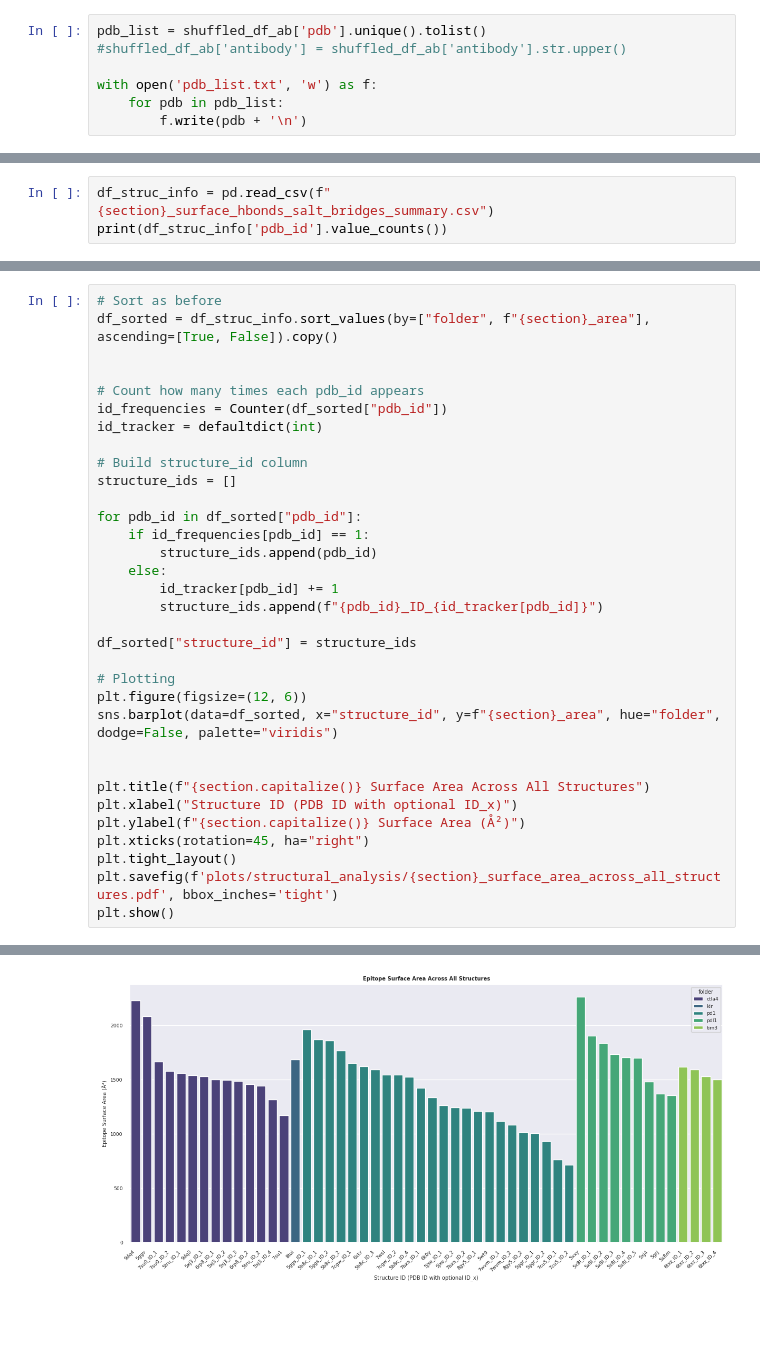
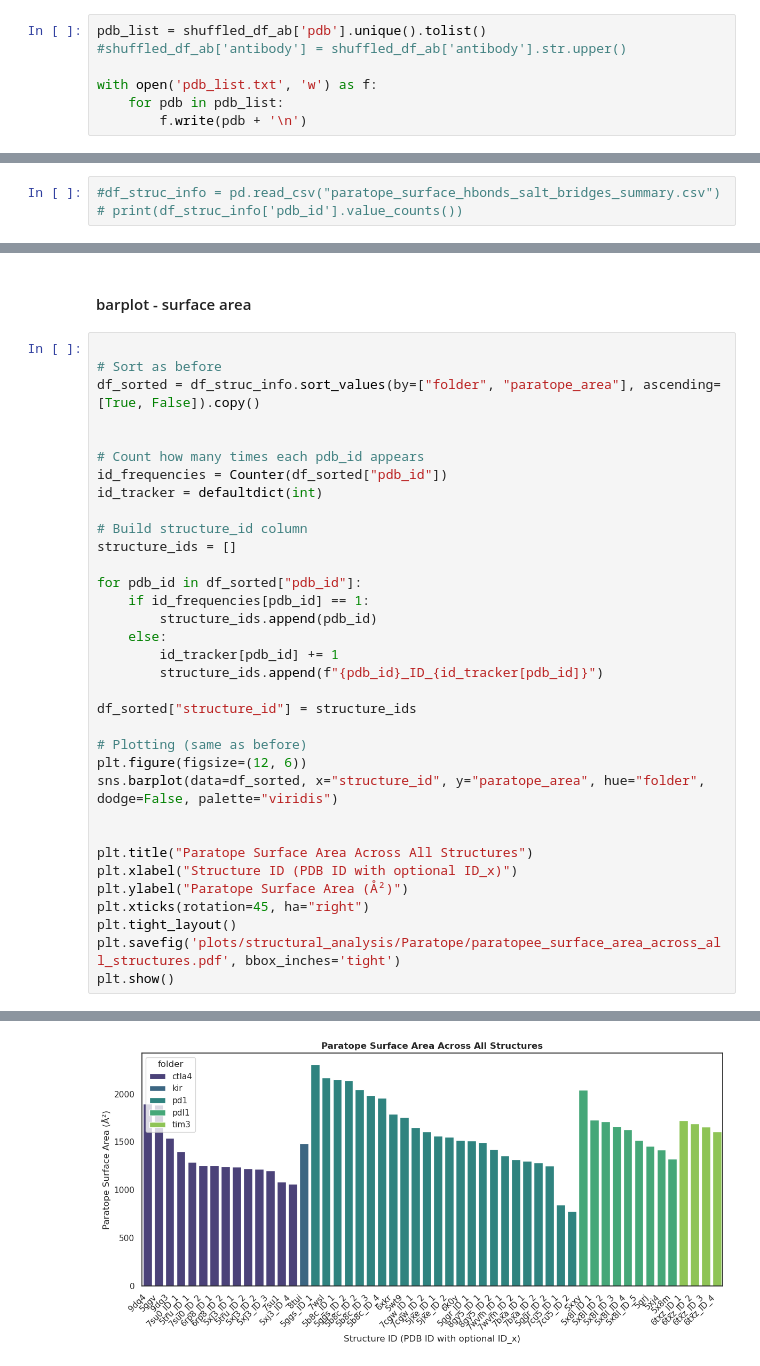
Before and after one commit to datascience-2025-group4/group04-team01, a Jupyter notebook: Structural Analysis_Paratope_Interface.ipynb, the cells around one changed output, grey strips where cells are left out. Drawn from its saved outputs; the diff is of its cells as text; blank space fills up the shorter version.

```diff
--- a/Structural Analysis_Paratope_Interface.ipynb
+++ b/Structural Analysis_Paratope_Interface.ipynb
@@ -276,3 +279,3 @@ Results saved to 'epitope_surface_hbonds_salt_bridges_summary.csv'
 # %%
-df_struc_info = pd.read_csv(f"{section}_surface_hbonds_salt_bridges_summary.csv")
-print(df_struc_info['pdb_id'].value_counts())
+#df_struc_info = pd.read_csv("paratope_surface_hbonds_salt_bridges_summary.csv")
+# print(df_struc_info['pdb_id'].value_counts())
@@ -299,6 +284,9 @@ Name: count, dtype: int64
+# %% [markdown]
+#### barplot - surface area
 # %%
+
 # Sort as before
-df_sorted = df_struc_info.sort_values(by=["folder", f"{section}_area"], ascending=[True, False]).copy()
+df_sorted = df_struc_info.sort_values(by=["folder", "paratope_area"], ascending=[True, False]).copy()
 
 
 # Count how many times each pdb_id appears
@@ -317,17 +305,17 @@ for pdb_id in df_sorted["pdb_id"]:
 
 df_sorted["structure_id"] = structure_ids
 
-# Plotting
+# Plotting (same as before)
 plt.figure(figsize=(12, 6))
-sns.barplot(data=df_sorted, x="structure_id", y=f"{section}_area", hue="folder", dodge=False, palette="viridis")
+sns.barplot(data=df_sorted, x="structure_id", y="paratope_area", hue="folder", dodge=False, palette="viridis")
 
 
-plt.title(f"{section.capitalize()} Surface Area Across All Structures")
+plt.title("Paratope Surface Area Across All Structures")
 plt.xlabel("Structure ID (PDB ID with optional ID_x)")
-plt.ylabel(f"{section.capitalize()} Surface Area (Å²)")
+plt.ylabel("Paratope Surface Area (Å²)")
 plt.xticks(rotation=45, ha="right")
 plt.tight_layout()
-plt.savefig(f'plots/structural_analysis/{section}_surface_area_across_all_structures.pdf', bbox_inches='tight')
+plt.savefig('plots/structural_analysis/Paratope/paratopee_surface_area_across_all_structures.pdf', bbox_inches='tight')
 plt.show()
 # %% [output]
 findfont: Font family 'Calibri' not found.
@@ -346,5 +334,5 @@ findfont: Font family 'Calibri' not found.
 findfont: Font family 'Calibri' not found.
 findfont: Font family 'Calibri' not found.
 findfont: Font family 'Calibri' not found.
 findfont: Font family 'Calibri' not found.
-[figure, old version]
+[figure, new version]
```
Also changed, not shown: parts of 59 cells of this notebook, 49 other files.
